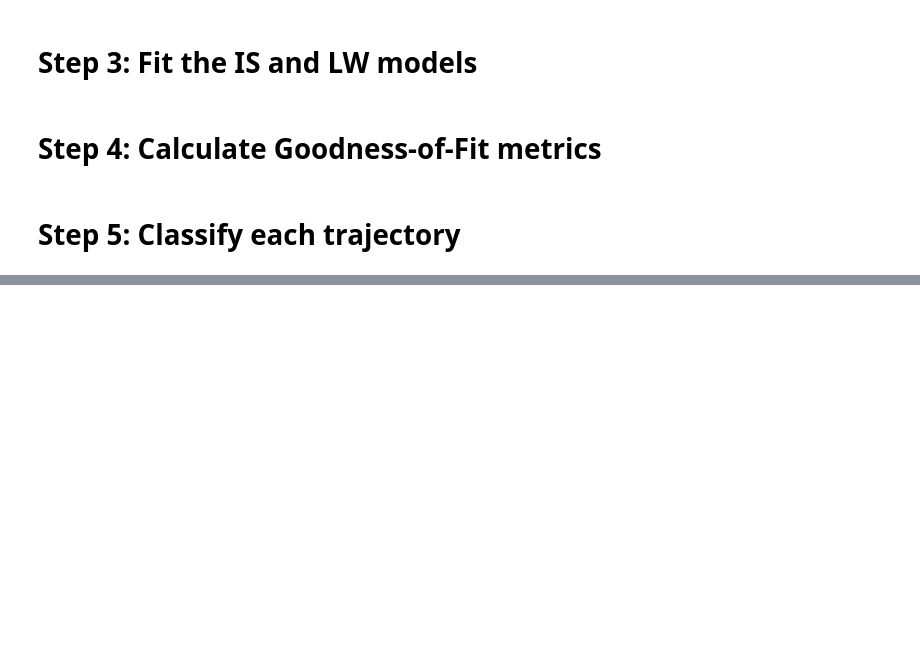
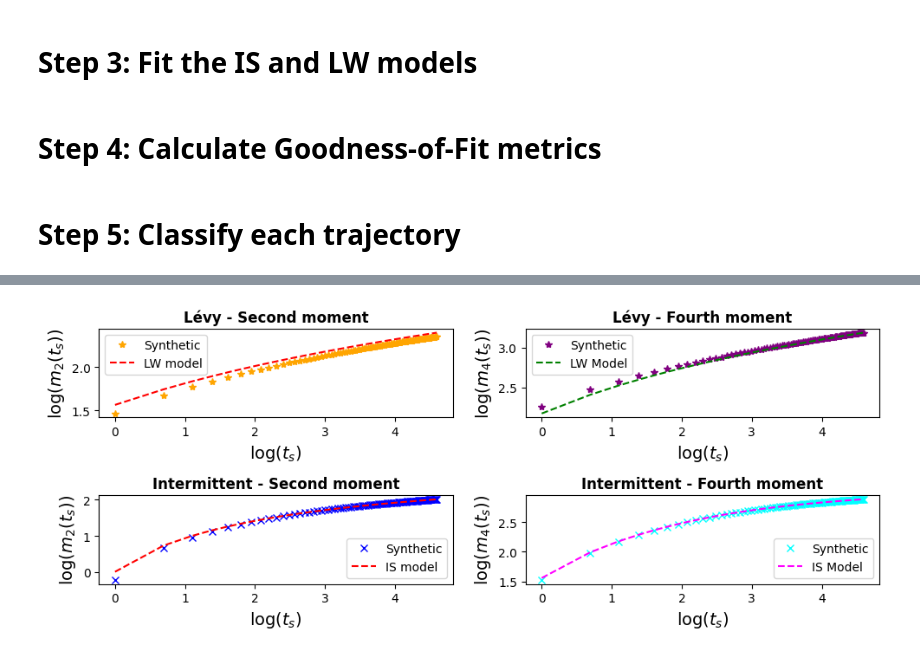
Before and after one commit to shailendrabhandari/IntLevPy, a Jupyter notebook: intermittent_levy/examples/example_notebook.ipynb, the cells around one changed output, grey strips where cells are left out. Drawn from its saved outputs; the diff is of its cells as text; code cells hidden in the pictures; blank space fills up the shorter version.

```diff
--- a/intermittent_levy/examples/example_notebook.ipynb
+++ b/intermittent_levy/examples/example_notebook.ipynb
@@ -301,35 +307,37 @@ fig, axes = plt.subplots(2, 2, figsize=(10, 4))
 title_font = {'fontsize': 12, 'weight': 'bold'}
 label_font = {'fontsize': 14, 'weight': 'bold'}
 
 # Plot Lévy moments
 axes[0, 0].plot(log_tau_list, log_avg_levy_m2, '*', color='orange', label='Synthetic')
 axes[0, 0].plot(log_tau_list, log_avg_levy_fit_m2, '--', color='red', label='LW model')
-axes[0, 0].set_title("Lévy - Second moment (log-log)", fontdict=title_font)
+axes[0, 0].set_title("Lévy - Second moment", fontdict=title_font)
 axes[0, 0].set_xlabel('$\log(t_s)$', fontdict=label_font)
 axes[0, 0].set_ylabel('$\log(m_2(t_s))$', fontdict=label_font)
 axes[0, 0].legend(fontsize=10)
 
 axes[0, 1].plot(log_tau_list, log_avg_levy_m4, '*', color='purple', label='Synthetic')
 axes[0, 1].plot(log_tau_list, log_avg_levy_fit_m4, '--', color='green', label='LW Model')
-axes[0, 1].set_title("Lévy - Fourth moment (log-log)", fontdict=title_font)
+axes[0, 1].set_title("Lévy - Fourth moment", fontdict=title_font)
 axes[0, 1].set_xlabel('$\log(t_s)$', fontdict=label_font)
 axes[0, 1].set_ylabel('$\log(m_4(t_s))$', fontdict=label_font)
 axes[0, 1].legend(fontsize=10)
 
 # Plot Intermittent moments
 axes[1, 0].plot(log_tau_list, log_avg_intermittent_m2, 'x', color='blue', label='Synthetic')
 axes[1, 0].plot(log_tau_list, log_avg_intermittent_fit_m2, '--', color='red', label='IS model')
-axes[1, 0].set_title("Intermittent - Second moment (log-log)", fontdict=title_font)
+axes[1, 0].set_title("Intermittent - Second moment", fontdict=title_font)
 axes[1, 0].set_xlabel('$\log(t_s)$', fontdict=label_font)
 axes[1, 0].set_ylabel('$\log(m_2(t_s))$', fontdict=label_font)
 axes[1, 0].legend(fontsize=10)
 
 axes[1, 1].plot(log_tau_list, log_avg_intermittent_m4, 'x', color='cyan', label='Synthetic')
 axes[1, 1].plot(log_tau_list, log_avg_intermittent_fit_m4, '--', color='magenta', label='IS Model')
-axes[1, 1].set_title("Intermittent - Fourth moment (log-log)", fontdict=title_font)
+axes[1, 1].set_title("Intermittent - Fourth moment", fontdict=title_font)
 axes[1, 1].set_xlabel('$\log(t_s)$', fontdict=label_font)
 axes[1, 1].set_ylabel('$\log(m_4(t_s))$', fontdict=label_font)
 axes[1, 1].legend(fontsize=10)
 plt.tight_layout()
-#plt.savefig('levy_intermittent_moments_log_transformed.pdf', dpi=600, format='pdf', bbox_inches='tight')
+plt.savefig('levy_intermittent_moments_log_transformed.pdf', dpi=600, format='pdf', bbox_inches='tight')
 plt.show()
+# %% [output]
+[figure, added]
```
Also changed, not shown: parts of 4 cells of this notebook, 3 other files.
